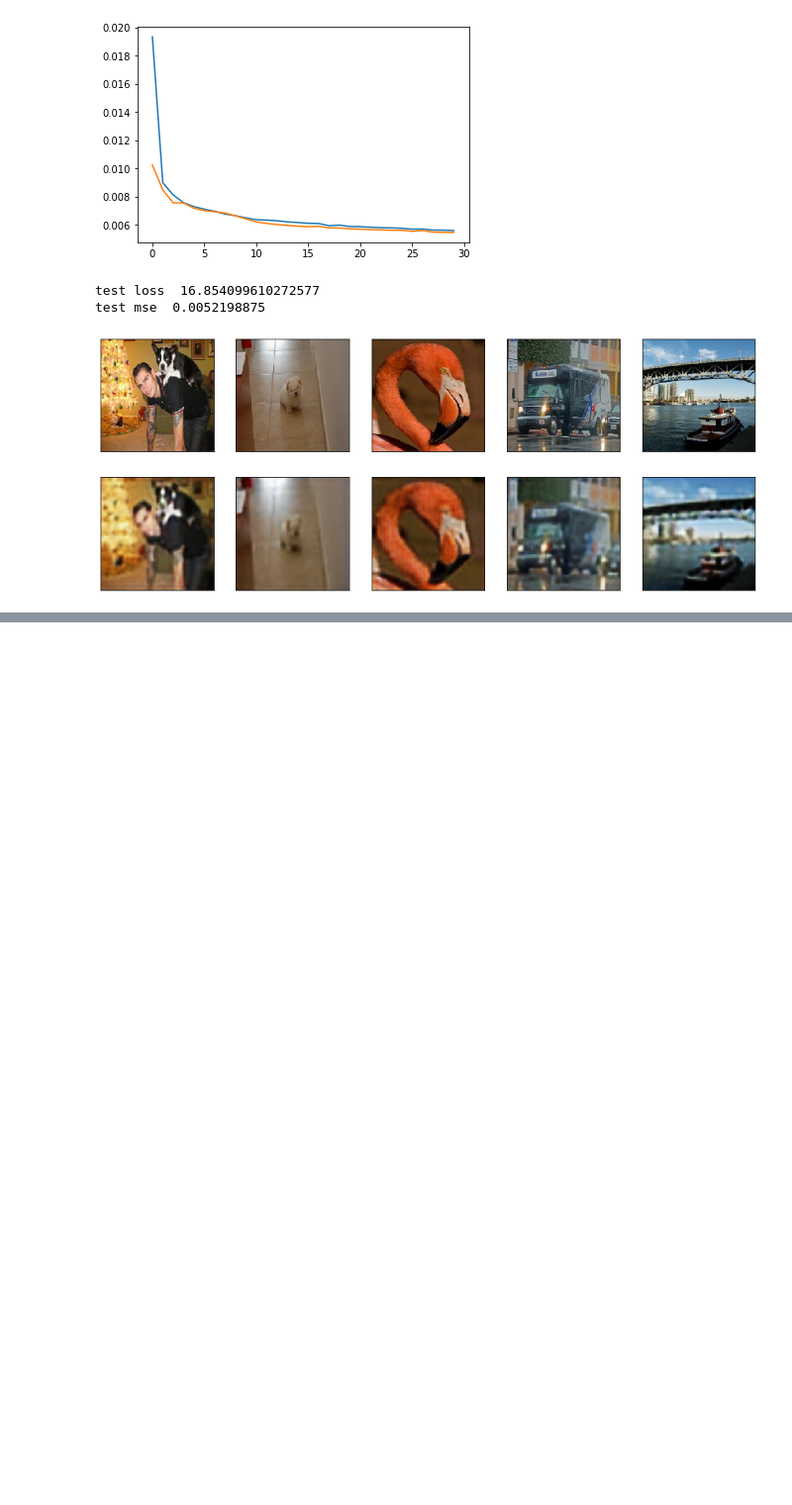
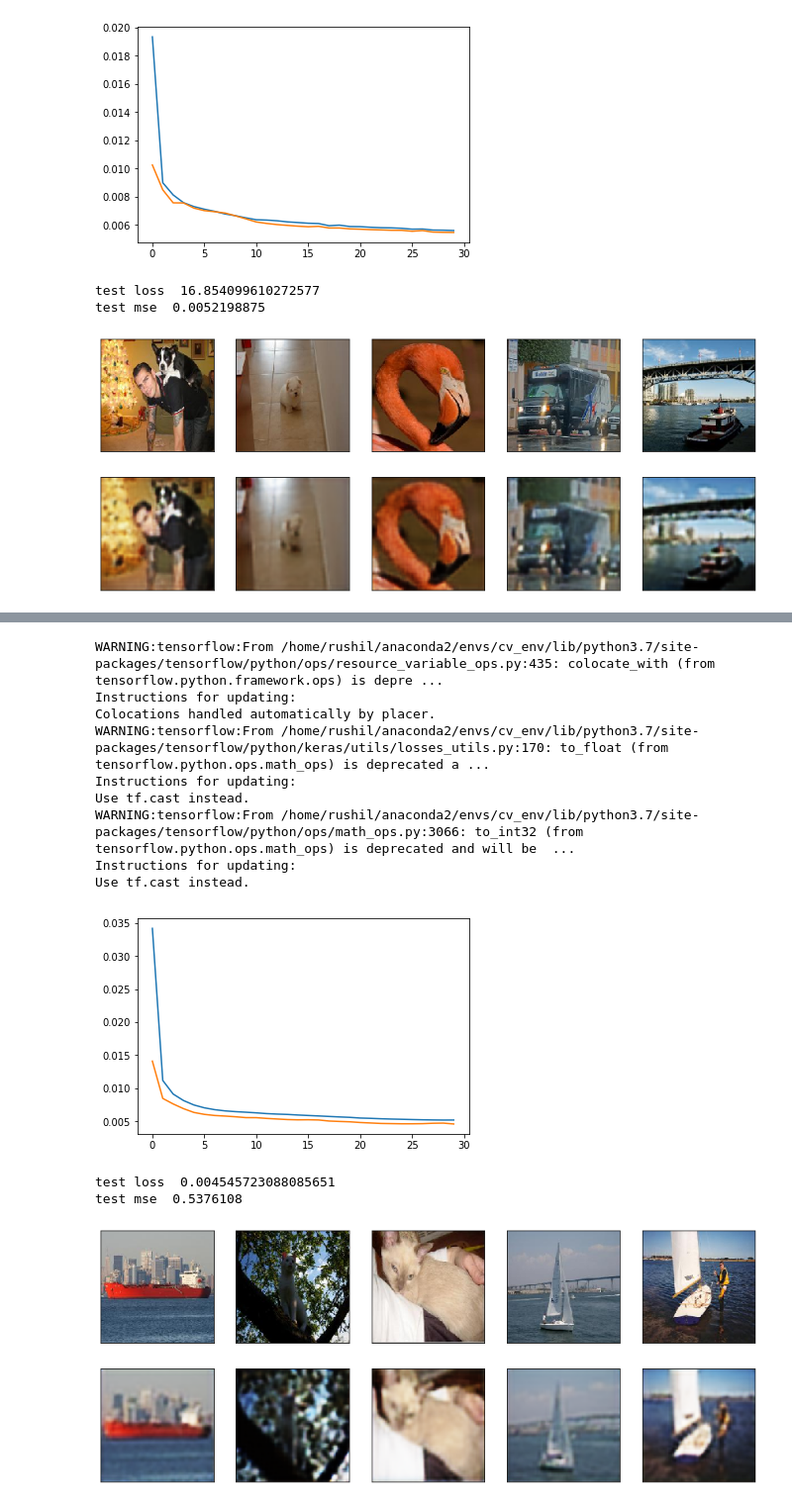
Before and after one commit to RushilDaya/DeepVision, a Jupyter notebook: scripts/01.2_autoencoder_visualise.ipynb, the cells around one changed output, grey strips where cells are left out. Shown at 99% size. Saved outputs shown, nothing was run; the diff lists cells and outputs as text; code cells hidden in the pictures; blank space fills up the shorter version.

Commit message:
trained models on 2 classes

```diff
--- a/scripts/01.2_autoencoder_visualise.ipynb
+++ b/scripts/01.2_autoencoder_visualise.ipynb
@@ -133,0 +133,19 @@ test mse  0.006140415
+# %%
+(model,history)=loadModel('twoClassLarge')
+showHistory(history)
+decoded_images = evaluateModel(model)
+showImages(decoded_images)
+# %% [output]
+WARNING:tensorflow:From /home/rushil/anaconda2/envs/cv_env/lib/python3.7/site-packages/tensorflow/python/ops/resource_variable_ops.py:435: colocate_with (from tensorflow.python.framework.ops) is depre ...
+Instructions for updating:
+Colocations handled automatically by placer.
+WARNING:tensorflow:From /home/rushil/anaconda2/envs/cv_env/lib/python3.7/site-packages/tensorflow/python/keras/utils/losses_utils.py:170: to_float (from tensorflow.python.ops.math_ops) is deprecated a ...
+Instructions for updating:
+Use tf.cast instead.
+WARNING:tensorflow:From /home/rushil/anaconda2/envs/cv_env/lib/python3.7/site-packages/tensorflow/python/ops/math_ops.py:3066: to_int32 (from tensorflow.python.ops.math_ops) is deprecated and will be  ...
+Instructions for updating:
+Use tf.cast instead.
+[figure, added]
+test loss  0.004545723088085651
+test mse  0.5376108
+[figure, added]
```
Also changed, not shown: parts of 2 cells of this notebook, 8 other files.
